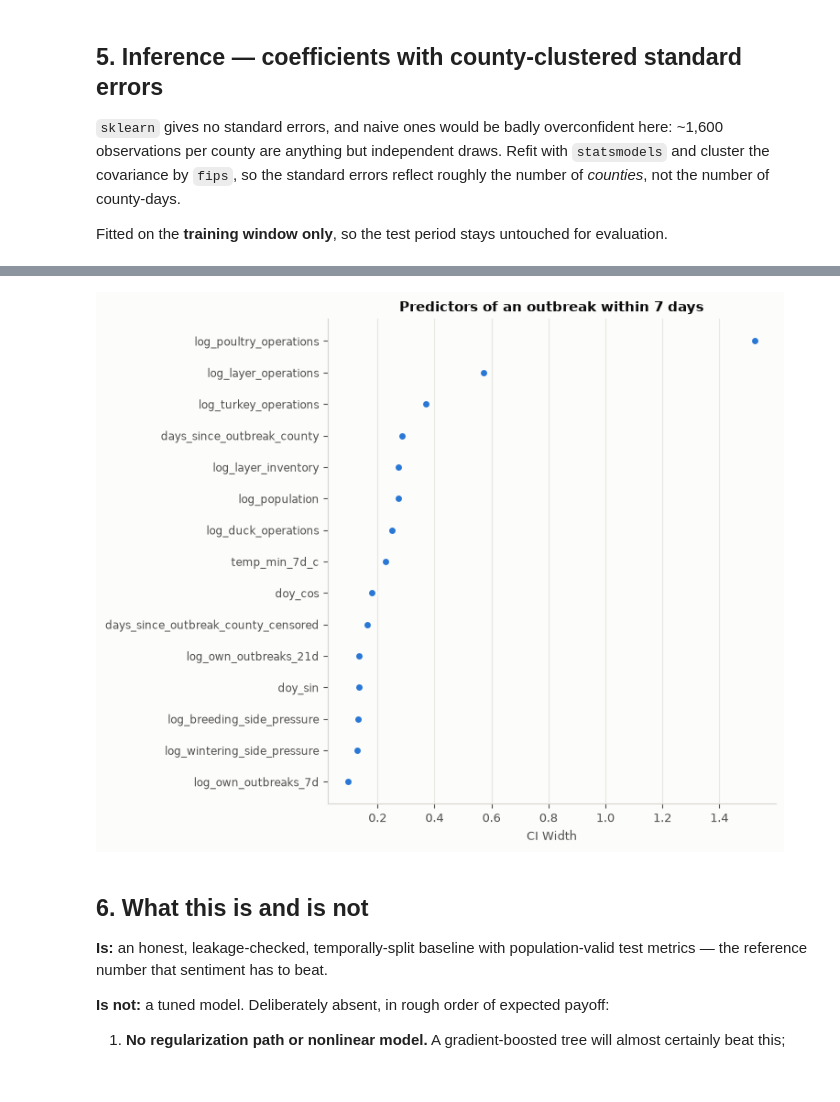
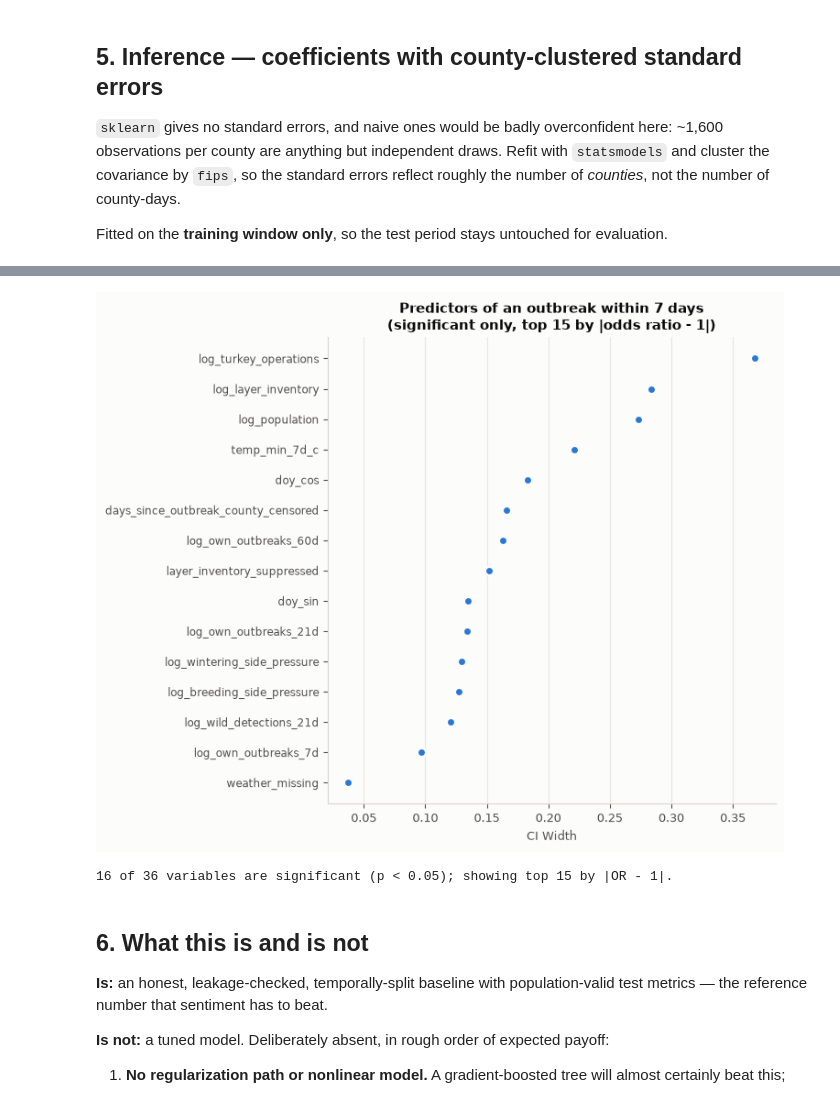
Before and after one commit to NickSanfordCPA/h5n1-capstone, a Jupyter notebook: notebooks/regression_baseline.ipynb, the cells around one changed output, grey strips where cells are left out. Saved outputs shown, nothing was run; the diff lists cells and outputs as text; code cells hidden in the pictures.

```diff
--- a/notebooks/regression_baseline.ipynb
+++ b/notebooks/regression_baseline.ipynb
@@ -408,23 +408,33 @@ All 36 variables, ranked by confidence-interval width -- narrowest (most precise
 # %%
-top = pd.concat([coef.head(9), coef.tail(6)]).sort_values("ci_width")
+sig = coef[coef.significant].copy()
+sig["abs_diff_from_1"] = (sig.odds_ratio - 1).abs()
+
+# Select by effect size among significant predictors only (|OR - 1|, biggest first),
+# then lay the chart out by CI width (narrowest first), same axis/order as before.
+TOP_N = 15
+top = sig.sort_values("abs_diff_from_1", ascending=False).head(TOP_N).sort_values("ci_width")
+
 fig, ax = plt.subplots(figsize=(7.6, 6.2))
 ypos = np.arange(len(top))
 
 # ax.hlines(ypos, top.ci_low, top.ci_high, color=BLUE, lw=2, alpha=0.45)
 ax.plot(top.ci_width, ypos, "o", color=BLUE, markersize=7,
         markeredgecolor=SURFACE, markeredgewidth=2, linestyle="none")
 # ax.axvline(1.0, color=INK_2, lw=1.2, ls=(0, (4, 3)))
 
 ax.set_yticks(ypos)
 ax.set_yticklabels(top.index, fontsize=8.5)
 # ax.set_xscale("log")
 ax.set(xlabel="CI Width",
-       title="Predictors of an outbreak within 7 days")
+       title=f"Predictors of an outbreak within 7 days\n(significant only, top {len(top)} by |odds ratio - 1|)")
 ax.grid(axis="y", visible=False)
 fig.tight_layout()
 plt.show()
+
+print(f"{len(sig)} of {len(coef)} variables are significant (p < 0.05); showing top {len(top)} by |OR - 1|.")
 # %% [output]
-[figure, old version]
+[figure, new version]
+16 of 36 variables are significant (p < 0.05); showing top 15 by |OR - 1|.
 # %% [markdown]
 ## 6. What this is and is not
 
```
Also changed, not shown: parts of 35 cells of this notebook.
